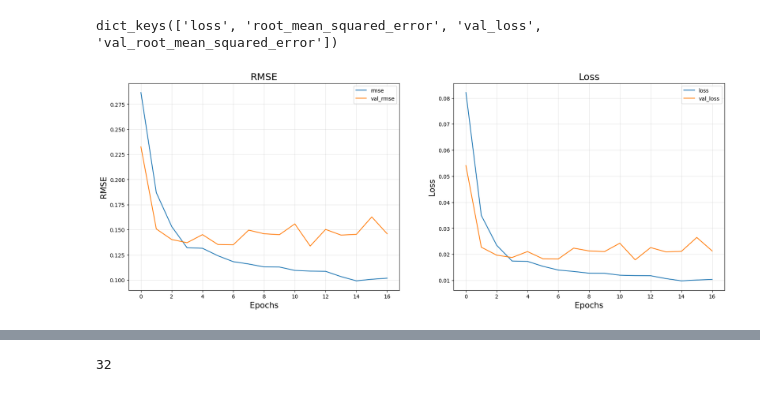
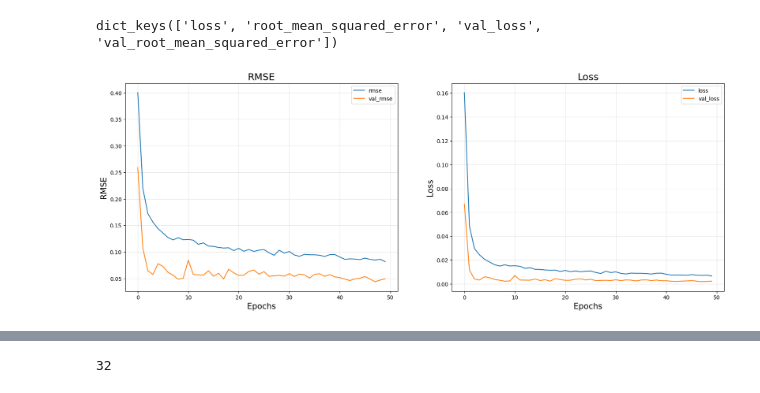
Before and after one commit to quoctoandang/ANALYSIS-AND-FORECASTING-OF-STOCK-PRICES-BASED-ON-TIME-SERIES, a Jupyter notebook: notebook/lstm/LSTM_Hyperparameter_Tuning.ipynb, the cells around one changed output, grey strips where cells are left out. Drawn from its saved outputs; the diff is of its cells as text; code cells hidden in the pictures.

```diff
--- a/notebook/lstm/LSTM_Hyperparameter_Tuning.ipynb
+++ b/notebook/lstm/LSTM_Hyperparameter_Tuning.ipynb
@@ -106,6 +106,6 @@ Model: "sequential_21"
  Trainable params: 4,369 (17.07 KB)
  Non-trainable params: 0 (0.00 B)
 # %%
-es = EarlyStopping(monitor='val_loss', mode='min', verbose=1, patience=5)
-history = regressor.fit(X_train, y_train, validation_split=0.3, epochs=40, batch_size=64, callbacks=[es])
+# es = EarlyStopping(monitor='val_loss', mode='min', verbose=1, patience=5)
+history_basic = regressor.fit(X_train, y_train, validation_split=0.3, epochs=50, batch_size=64)
 # %% [output]
@@ -133,33 +133,33 @@ dict_keys(['loss', 'root_mean_squared_error', 'val_loss', 'val_root_mean_squared
 # %%
 fig = plt.figure(figsize=(20,7))
 fig.add_subplot(121)
 
 # Accuracy
-plt.plot(history.epoch, history.history['root_mean_squared_error'], label = "rmse")
-plt.plot(history.epoch, history.history['val_root_mean_squared_error'], label = "val_rmse")
+plt.plot(history_basic.epoch, history_basic.history['root_mean_squared_error'], label = "rmse")
+plt.plot(history_basic.epoch, history_basic.history['val_root_mean_squared_error'], label = "val_rmse")
 
 plt.title("RMSE", fontsize=18)
 plt.xlabel("Epochs", fontsize=15)
 plt.ylabel("RMSE", fontsize=15)
 plt.grid(alpha=0.3)
 plt.legend()
 
 
 #Adding Subplot 1 (For Loss)
 fig.add_subplot(122)
 
-plt.plot(history.epoch, history.history['loss'], label="loss")
-plt.plot(history.epoch, history.history['val_loss'], label="val_loss")
+plt.plot(history_basic.epoch, history_basic.history['loss'], label="loss")
+plt.plot(history_basic.epoch, history_basic.history['val_loss'], label="val_loss")
 
 plt.title("Loss", fontsize=18)
 plt.xlabel("Epochs", fontsize=15)
 plt.ylabel("Loss", fontsize=15)
 plt.grid(alpha=0.3)
 plt.legend()
 
 plt.show()
 # %% [output]
-[figure, old version]
+[figure, new version]
 # %%
 results = regressor.evaluate(X_test, y_test)
 print("test loss, test acc:", np.round(results, 4))
```
Also changed, not shown: parts of 16 cells of this notebook, 12 other files.
